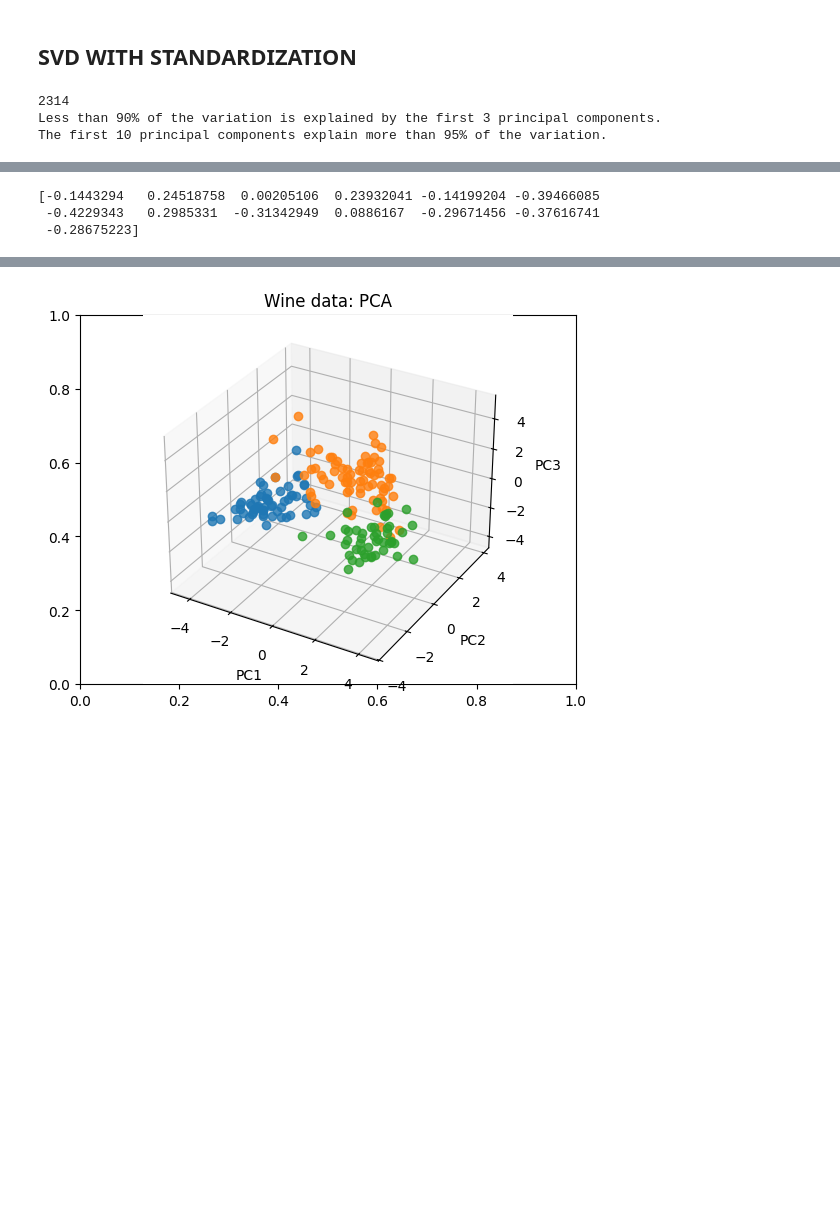
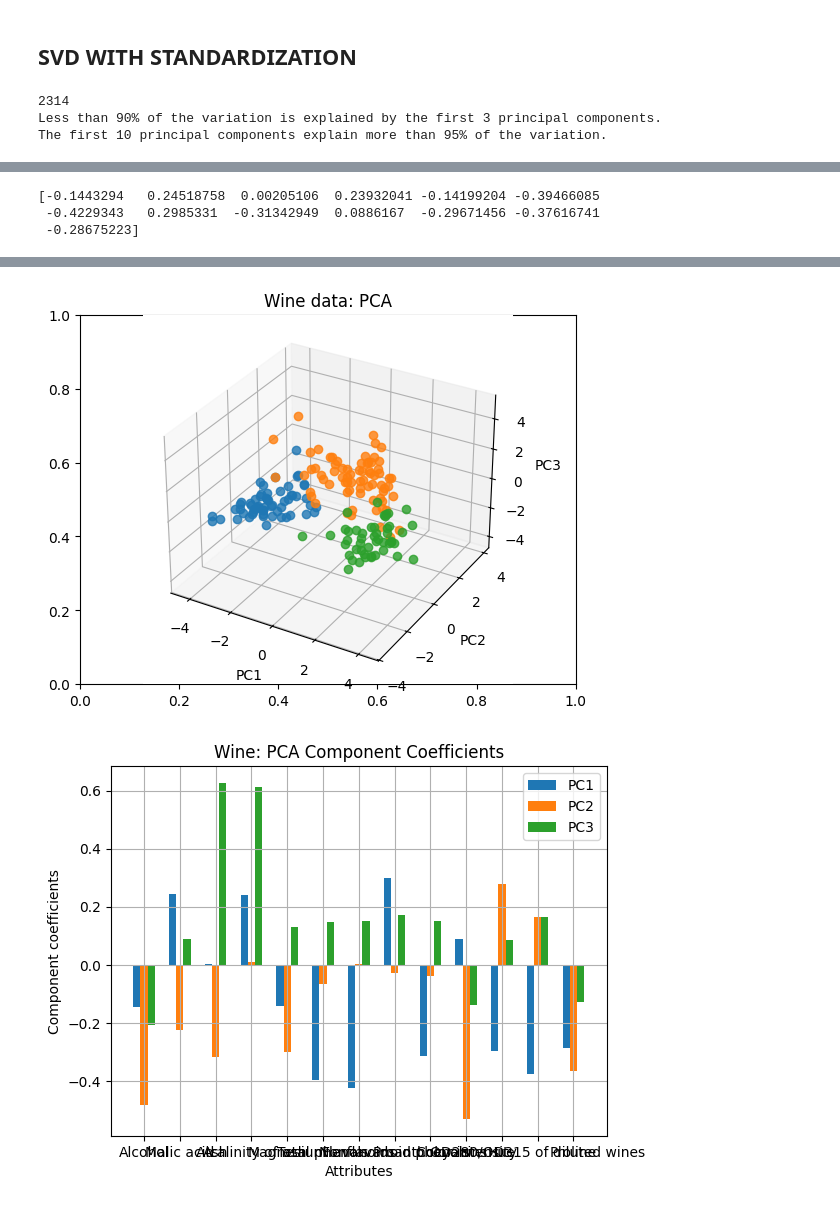
Before and after one commit to pierGit7/WineStudy, a Jupyter notebook: wine_notebook_pca.ipynb, the cells around one changed output, grey strips where cells are left out. Saved outputs shown, nothing was run; the diff lists cells and outputs as text; code cells hidden in the pictures; blank space fills up the shorter version.

Commit message:
Analysis of attributes for 3 PCA

```diff
--- a/wine_notebook_pca.ipynb
+++ b/wine_notebook_pca.ipynb
@@ -242,30 +242,47 @@ plt.ylabel("PC{0}".format(j + 1))
 
 # Output result to screen
 plt.show()
 # Plot PCA of the data
 plot_3d = plt.figure()
 plt.title("Wine data: PCA")
 ax = plot_3d.add_subplot(projection='3d')  # Create a 3D subplot
 
 # Z = array(Z)
 for c in range(1, 4):
     # select indices belonging to class c:
     class_mask = y == c
     ax.plot(Z[class_mask, i], Z[class_mask, j], Z[class_mask, k], "o", alpha=0.8)  # Use ax.plot for 3D plotting
 
 # Set the labels for each axis
 ax.set_xlabel("PC{0}".format(i + 1))  # Set label for x-axis
 ax.set_ylabel("PC{0}".format(j + 1))  # Set label for y-axis
 ax.set_zlabel("PC{0}".format(k + 1))  # Set label for z-axis (corrected)
 
 plt.show()  # Display the plot
+
+plt.figure()
+pcs = [0, 1, 2]
+legendStrs = ["PC" + str(e + 1) for e in pcs]
+c = ["r", "g", "b"]
+bw = 0.2
+r = np.arange(1, M + 1)
+for i in pcs:
+    plt.bar(r + i * bw, V[:, i], width=bw)
+plt.xticks(r + bw, attributeNames)
+plt.xlabel("Attributes")
+plt.ylabel("Component coefficients")
+plt.legend(legendStrs)
+plt.grid()
+plt.title("Wine: PCA Component Coefficients")
+plt.show()
 # %% [output]
 2314
 Less than 90% of the variation is explained by the first 3 principal components.
 The first 10 principal components explain more than 95% of the variation.
 [figure]
 [-0.1443294   0.24518758  0.00205106  0.23932041 -0.14199204 -0.39466085
  -0.4229343   0.2985331  -0.31342949  0.0886167  -0.29671456 -0.37616741
  -0.28675223]
 [figure]
 [figure]
+[figure, added]
```
Also changed, not shown: parts of 1 cell of this notebook.
